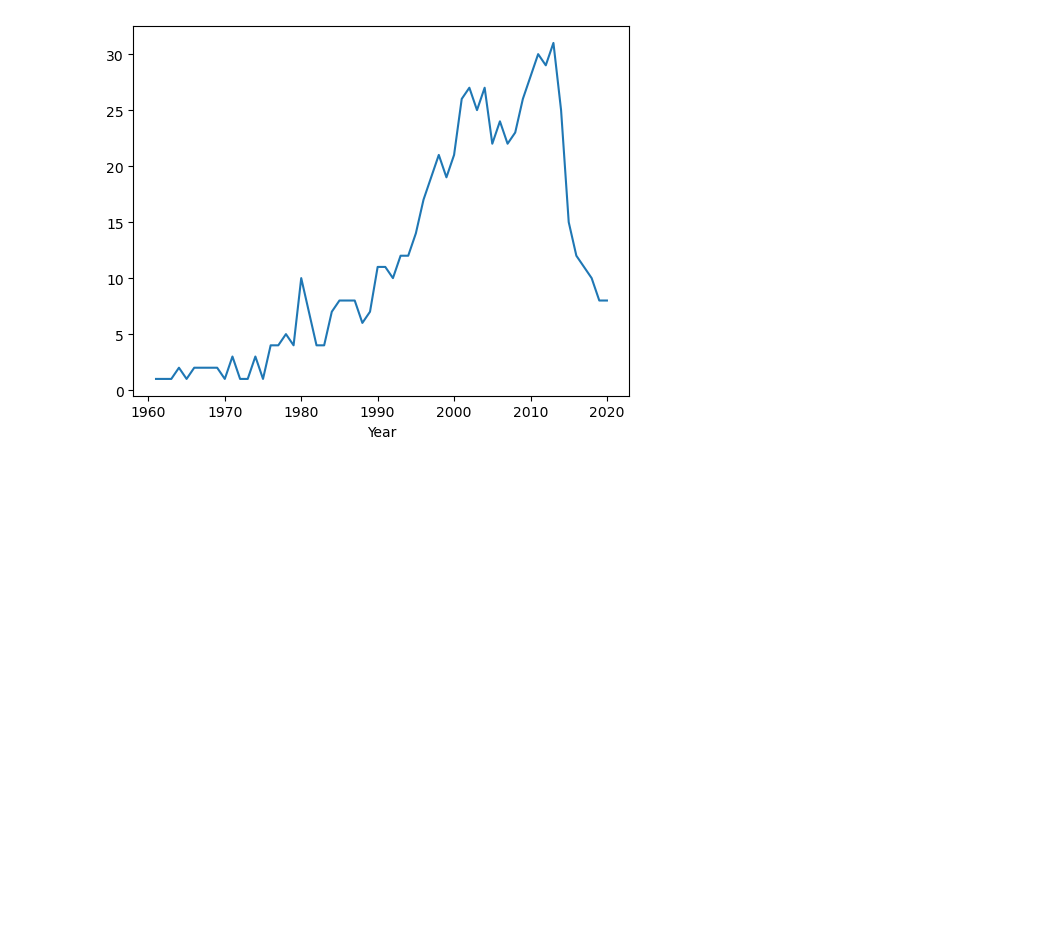
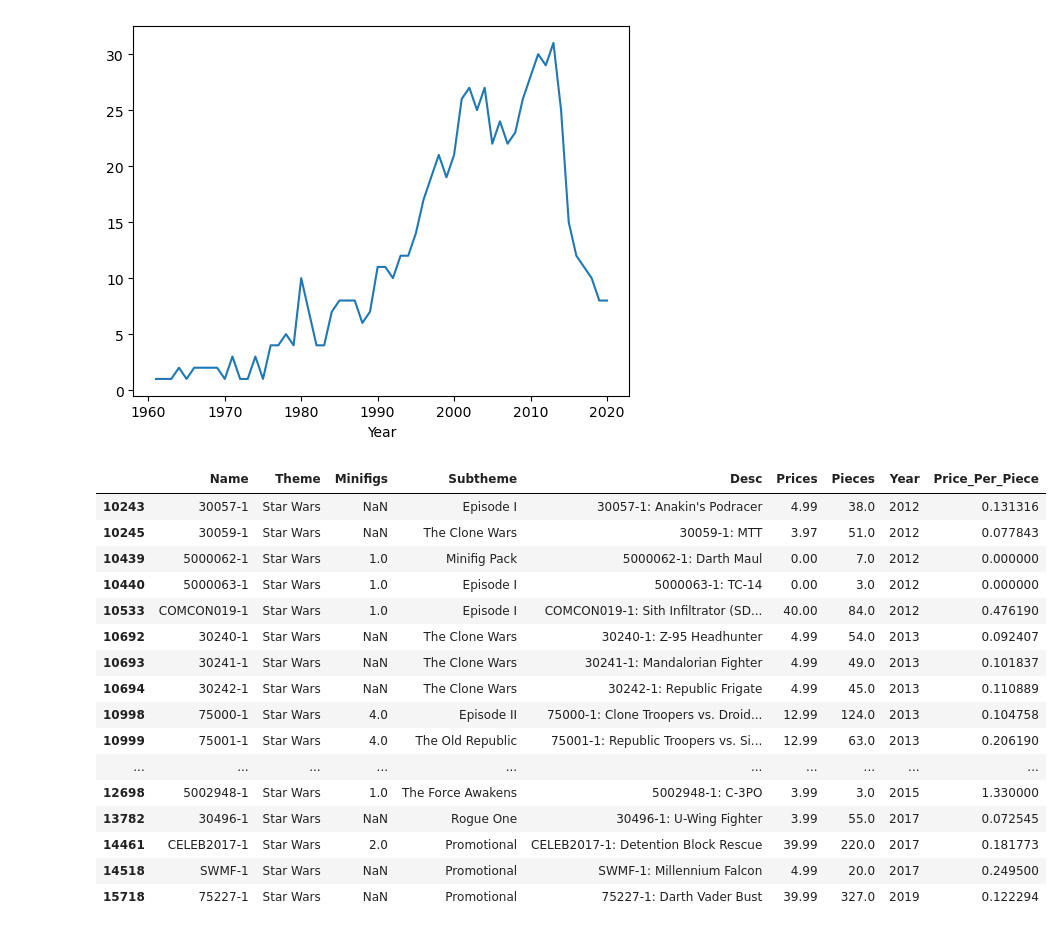
Before and after one commit to Domgraz/Lego_EDA, a Jupyter notebook: Lego_eda.ipynb, the cells around one changed output. Cells and saved outputs as stored; diff of their text form; code cells hidden in the pictures; blank space fills up the shorter version.

Commit message:
add sw and pivot table

```diff
--- a/Lego_eda.ipynb
+++ b/Lego_eda.ipynb
@@ -142,3 +126,24 @@ year_theme_df.plot()
 # %% [output]
 <AxesSubplot:xlabel='Year'>
 [figure]
+# %%
+sw_df = df[df['Theme'] == 'Star Wars']
+sw_df.tail(50)
+# %% [output]
+|  | Name | Theme | Minifigs | Subtheme | Desc | Prices | Pieces | Year | Price_Per_Piece |
+| 10243 | 30057-1 | Star Wars | NaN | Episode I | 30057-1: Anakin's Podracer | 4.99 | 38.0 | 2012 | 0.131316 |
+| 10245 | 30059-1 | Star Wars | NaN | The Clone Wars | 30059-1: MTT | 3.97 | 51.0 | 2012 | 0.077843 |
+| 10439 | 5000062-1 | Star Wars | 1.0 | Minifig Pack | 5000062-1: Darth Maul | 0.00 | 7.0 | 2012 | 0.000000 |
+| 10440 | 5000063-1 | Star Wars | 1.0 | Episode I | 5000063-1: TC-14 | 0.00 | 3.0 | 2012 | 0.000000 |
+| 10533 | COMCON019-1 | Star Wars | 1.0 | Episode I | COMCON019-1: Sith Infiltrator (SD... | 40.00 | 84.0 | 2012 | 0.476190 |
+| 10692 | 30240-1 | Star Wars | NaN | The Clone Wars | 30240-1: Z-95 Headhunter | 4.99 | 54.0 | 2013 | 0.092407 |
+| 10693 | 30241-1 | Star Wars | NaN | The Clone Wars | 30241-1: Mandalorian Fighter | 4.99 | 49.0 | 2013 | 0.101837 |
+| 10694 | 30242-1 | Star Wars | NaN | The Clone Wars | 30242-1: Republic Frigate | 4.99 | 45.0 | 2013 | 0.110889 |
+| 10998 | 75000-1 | Star Wars | 4.0 | Episode II | 75000-1: Clone Troopers vs. Droid... | 12.99 | 124.0 | 2013 | 0.104758 |
+| 10999 | 75001-1 | Star Wars | 4.0 | The Old Republic | 75001-1: Republic Troopers vs. Si... | 12.99 | 63.0 | 2013 | 0.206190 |
+| ... | ... | ... | ... | ... | ... | ... | ... | ... | ... |
+| 12698 | 5002948-1 | Star Wars | 1.0 | The Force Awakens | 5002948-1: C-3PO | 3.99 | 3.0 | 2015 | 1.330000 |
+| 13782 | 30496-1 | Star Wars | NaN | Rogue One | 30496-1: U-Wing Fighter | 3.99 | 55.0 | 2017 | 0.072545 |
+| 14461 | CELEB2017-1 | Star Wars | 2.0 | Promotional | CELEB2017-1: Detention Block Rescue | 39.99 | 220.0 | 2017 | 0.181773 |
+| 14518 | SWMF-1 | Star Wars | NaN | Promotional | SWMF-1: Millennium Falcon | 4.99 | 20.0 | 2017 | 0.249500 |
+| 15718 | 75227-1 | Star Wars | NaN | Promotional | 75227-1: Darth Vader Bust | 39.99 | 327.0 | 2019 | 0.122294 |
```
Also changed, not shown: parts of 6 cells of this notebook.
